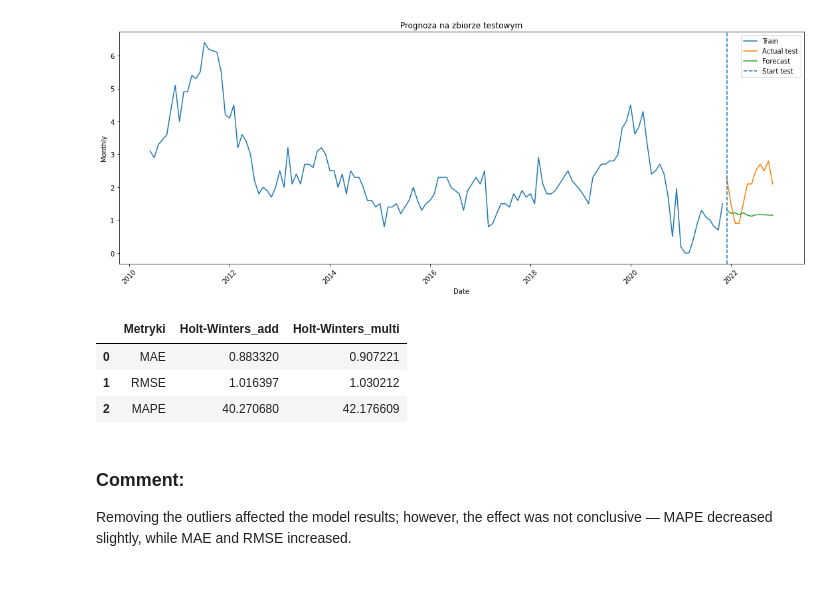
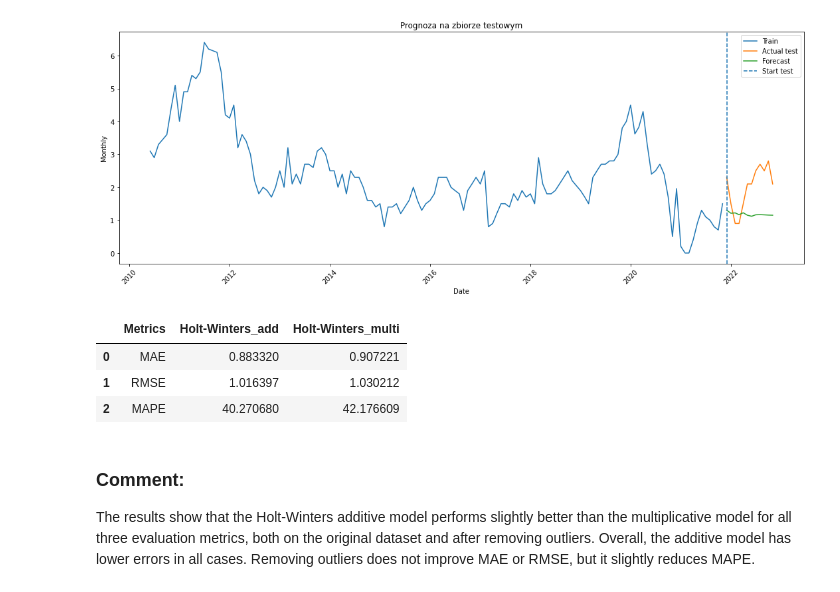
Before and after one commit to EmiliaKowalczyk/Mentoring-program, a Jupyter notebook: Statistics_Algorithms_Practice/task-03-Time_Series_Modeling/Time_Series_Modeling_Practice.ipynb, the cells around one changed output. Cells and saved outputs as stored; diff of their text form; code cells hidden in the pictures.

```diff
--- a/Statistics_Algorithms_Practice/task-03-Time_Series_Modeling/Time_Series_Modeling_Practice.ipynb
+++ b/Statistics_Algorithms_Practice/task-03-Time_Series_Modeling/Time_Series_Modeling_Practice.ipynb
@@ -225,3 +206,0 @@ rolling_mean_clean_2 = close_without_outliers_clean_2.rolling(6, min_periods=1).
-# %%
-y['Close_clean_3'] = y['Close_clean_2'].copy()
-y.loc[y['is_outlier_3'], 'Close_clean_3'] = rolling_mean[y['is_outlier_3']]
@@ -394,40 +355,41 @@ results_Holt_Winters
 | 1 | RMSE | 0.944738 | 0.959886 |
 | 2 | MAPE | 40.997954 | 42.229741 |
 # %%
-train_clean_3 = train_clean_3.copy()
-train_clean_3[train_clean_3 < 0] = 0.001
+train_clean_2 = train_clean_2.copy()
+train_clean_2[train_clean_2 < 0] = 0.001
 # %%
-hw_model_add_3 = ExponentialSmoothing(trend = 'add', seasonal = 'additive', sp =12)
-y_pred_hw_add_3 = fit_and_forecast(hw_model_add_3,train_clean_3,test)
+hw_model_add_2 = ExponentialSmoothing(trend = 'add', seasonal = 'additive', sp =12)
+y_pred_hw_add_2 = fit_and_forecast(hw_model_add_2,train_clean_2,test)
 # %% [output]
 [figure]
 # %%
-hw_model_multi_3 = ExponentialSmoothing(trend='add', seasonal='multiplicative', sp=12)
-y_pred_hw_multi_3 = fit_and_forecast(hw_model_multi_3,train_clean_3,test)
+hw_model_multi_2 = ExponentialSmoothing(trend='add', seasonal='multiplicative', sp=12)
+y_pred_hw_multi_2 = fit_and_forecast(hw_model_multi_2,train_clean_2,test)
 # %% [output]
 [figure]
 # %%
-mae_hw_add_clean = mean_absolute_error(test, y_pred_hw_add_3)
-rmse_hw_add_clean = np.sqrt(mean_squared_error(test, y_pred_hw_add_3))
-mape_hw_add_clean = np.mean(np.abs((test - y_pred_hw_add_3)  / test )) * 100
+mae_hw_add_clean = mean_absolute_error(test, y_pred_hw_add_2)
+rmse_hw_add_clean = np.sqrt(mean_squared_error(test, y_pred_hw_add_2))
+mape_hw_add_clean = np.mean(np.abs((test - y_pred_hw_add_2)  / test )) * 100
 
-mae_hw_multi_clean = mean_absolute_error(test, y_pred_hw_multi_3)
-rmse_hw_multi_clean = np.sqrt(mean_squared_error(test, y_pred_hw_multi_3))
-mape_hw_multi_clean = np.mean(np.abs((test - y_pred_hw_multi_3)  / test )) * 100
+mae_hw_multi_clean = mean_absolute_error(test, y_pred_hw_multi_2)
+rmse_hw_multi_clean = np.sqrt(mean_squared_error(test, y_pred_hw_multi_2))
+mape_hw_multi_clean = np.mean(np.abs((test - y_pred_hw_multi_2)  / test )) * 100
 
 
 results_Holt_Winters_clean = pd.DataFrame({
-        "Metryki": ["MAE", "RMSE", "MAPE"],
+        "Metrics": ["MAE", "RMSE", "MAPE"],
         "Holt-Winters_add": [mae_hw_add_clean, rmse_hw_add_clean, mape_hw_add_clean],
         "Holt-Winters_multi": [mae_hw_multi_clean, rmse_hw_multi_clean, mape_hw_multi_clean]
     })
 results_Holt_Winters_clean
 # %% [output]
-|  | Metryki | Holt-Winters_add | Holt-Winters_multi |
+|  | Metrics | Holt-Winters_add | Holt-Winters_multi |
 | 0 | MAE | 0.883320 | 0.907221 |
 | 1 | RMSE | 1.016397 | 1.030212 |
 | 2 | MAPE | 40.270680 | 42.176609 |
 # %% [markdown]
 ### Comment:
 
-Removing the outliers affected the model results; however, the effect was not conclusive — MAPE decreased slightly, while MAE and RMSE increased.
+The results show that the Holt-Winters additive model performs slightly better than the multiplicative model for all three evaluation metrics, both on the original dataset and after removing outliers.
+Overall, the additive model has lower errors in all cases. Removing outliers does not improve MAE or RMSE, but it slightly reduces MAPE.
```
Also changed, not shown: parts of 16 cells of this notebook.
